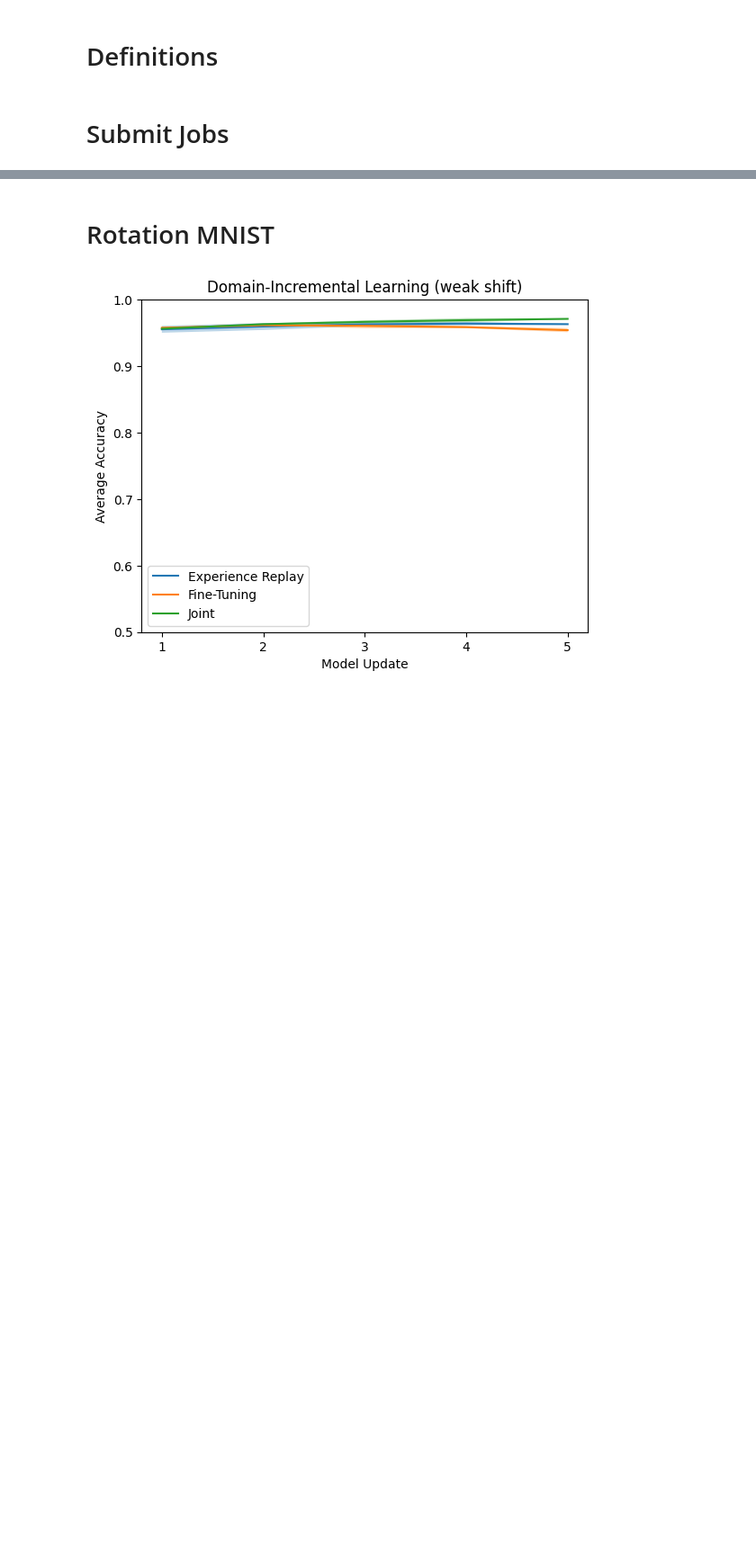
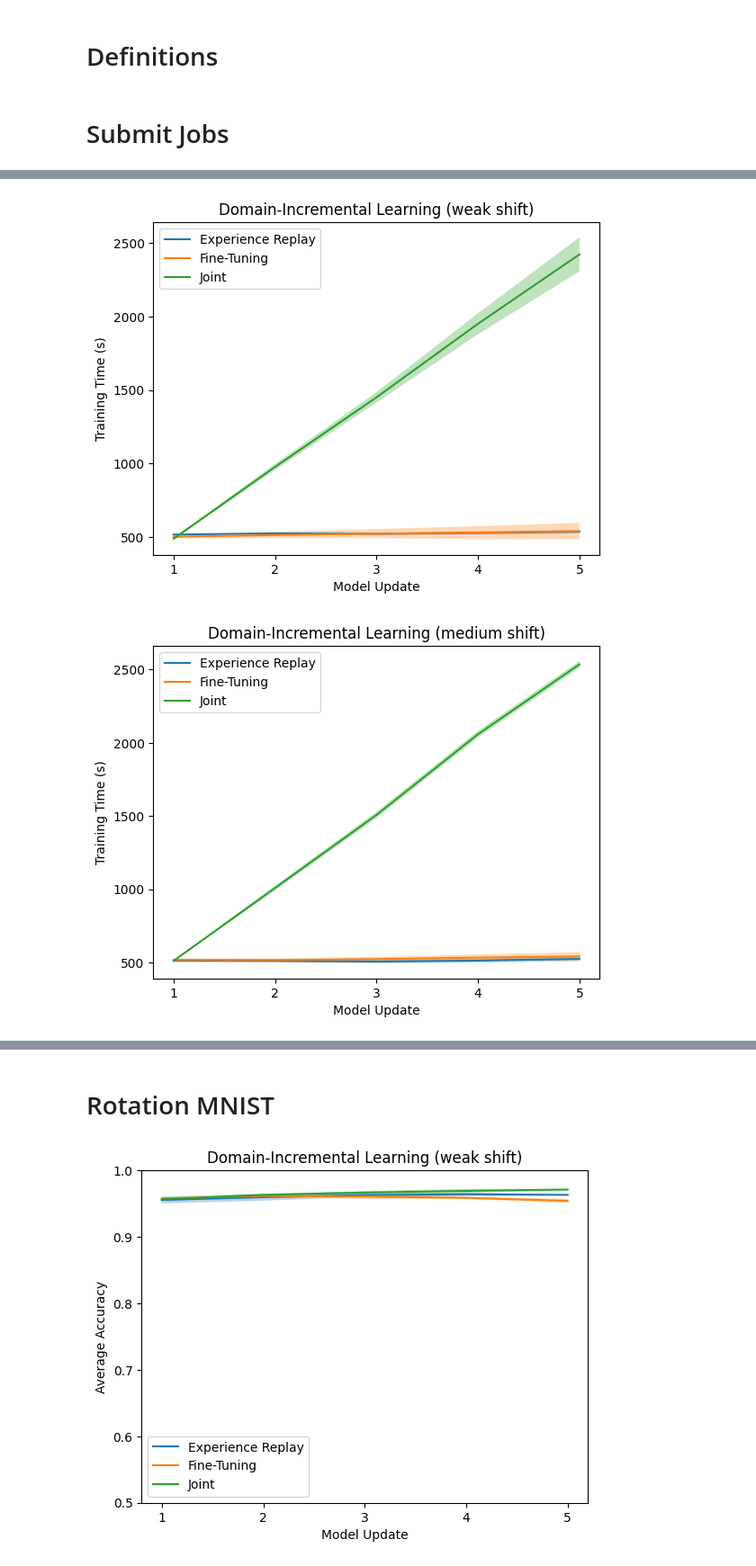
Before and after one commit to awslabs/Renate, a Jupyter notebook: benchmarking.ipynb, the cells around one changed output, grey strips where cells are left out. Shown at 90% size. Cells and saved outputs as stored; diff of their text form; code cells hidden in the pictures; blank space fills up the shorter version.

```diff
--- a/benchmarking.ipynb
+++ b/benchmarking.ipynb
@@ -244,0 +278,12 @@ plt.legend()
+# %%
+for exponent, noise in zip([1, 10, 100, 1000], ["weak", "medium", "strong", "very strong"]):
+    plot_time(
+        final_results[exponent],
+        xlabel="Model Update",
+        ylabel="Training Time (s)",
+        title=f"Domain-Incremental Learning ({noise} shift)",
+        output_file=f"figs/sorting_cifar10_{exponent}_time.pdf",
+    )
+# %% [output]
+[figure, added]
+[figure, added]
```
Also changed, not shown: parts of 19 cells of this notebook.
